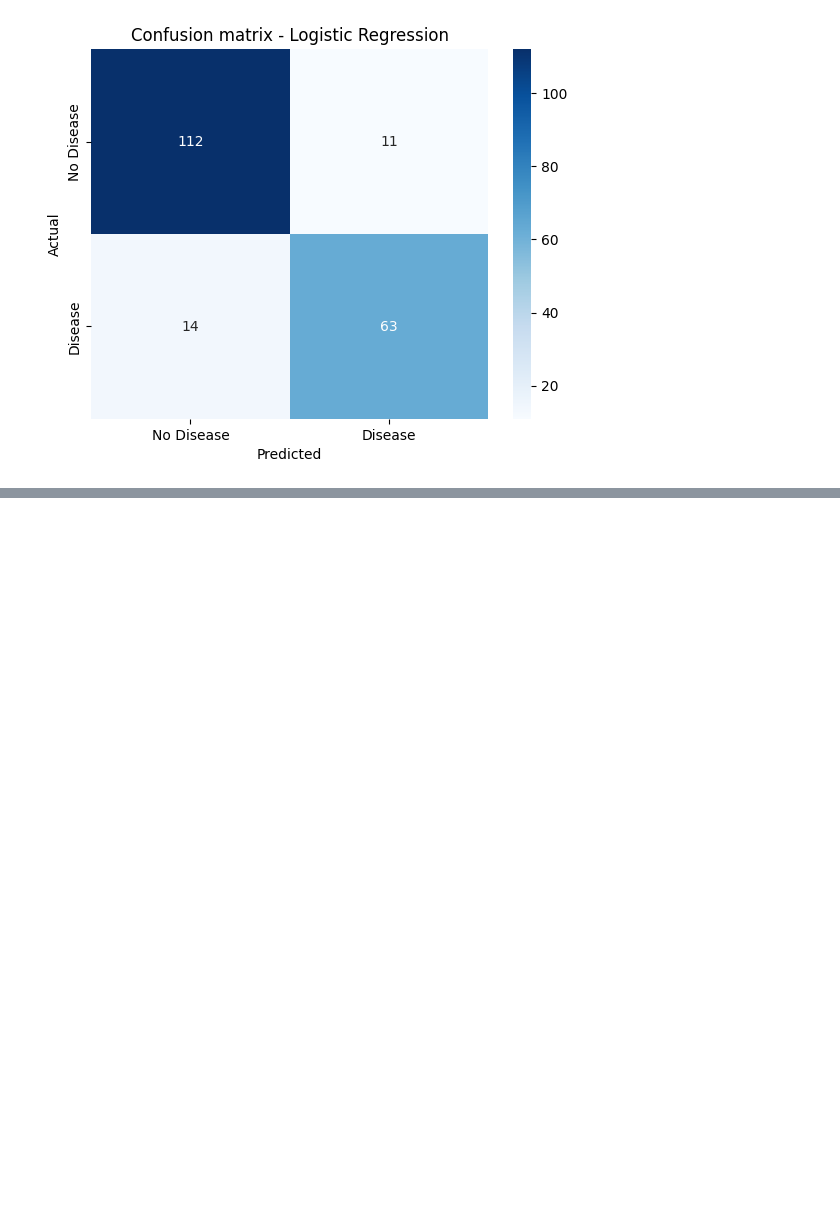
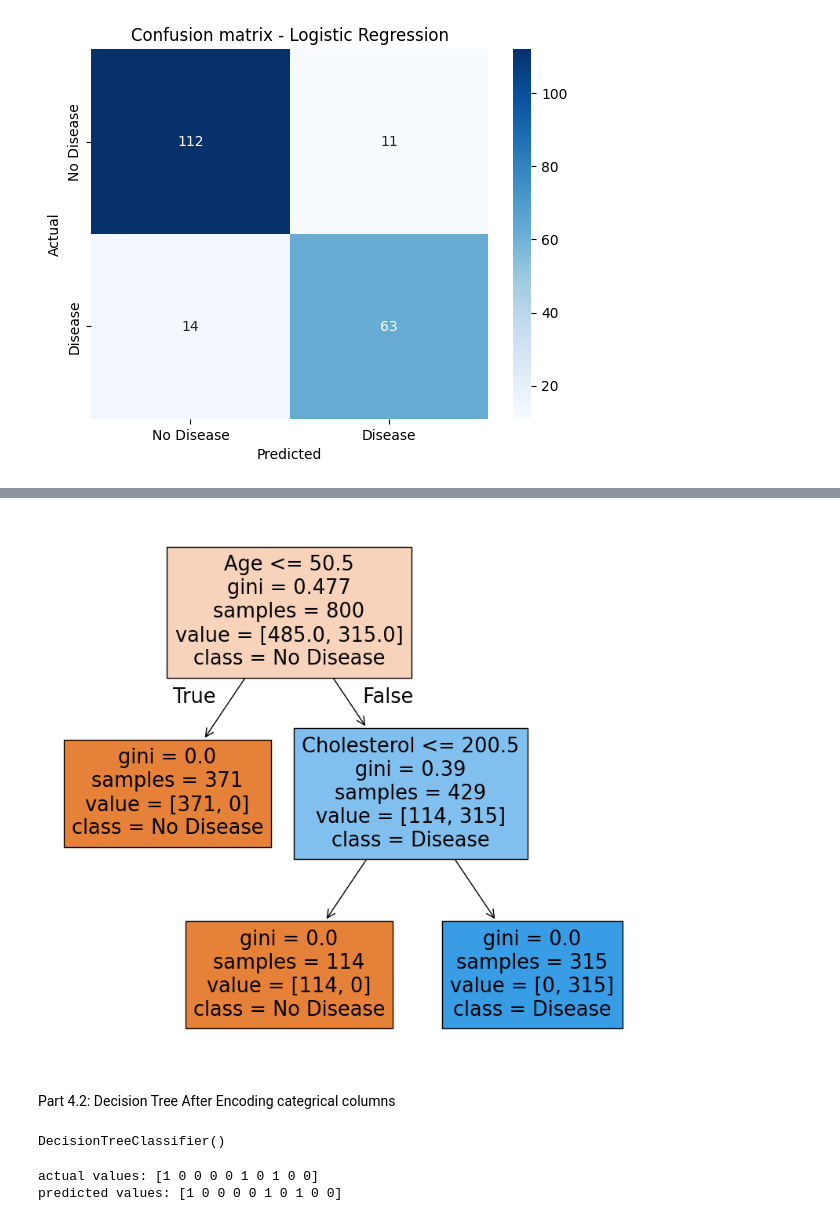
Before and after one commit to MonamAbbasi/Heart-Disease-Prediction-Project, a Jupyter notebook: heart_disease_project/heart_disease.ipynb, the cells around one changed output, grey strips where cells are left out. Saved outputs shown, nothing was run; the diff lists cells and outputs as text; code cells hidden in the pictures; blank space fills up the shorter version.

```diff
--- a/heart_disease_project/heart_disease.ipynb
+++ b/heart_disease_project/heart_disease.ipynb
@@ -384,0 +578,33 @@ plt.show()
+# %%
+from sklearn import tree
+import matplotlib.pyplot as plt
+plt.figure(figsize=(10,9))
+tree.plot_tree(dt_model,filled=True,feature_names=x_dt.columns,class_names=["No Disease","Disease"])
+plt.show()
+# %% [output]
+[figure, added]
+# %% [markdown]
+Part 4.2: Decision Tree After Encoding categrical columns
+# %%
+# Implementation of Decision Tree After Encoding
+x_dtr=df.drop('Heart Disease',axis=1)
+y_dtr=df['Heart Disease']
+from sklearn.model_selection import train_test_split
+x_train_dtr,x_test_dtr,y_train_dtr,y_test_dtr=train_test_split(x_dtr,y_dtr,test_size=0.2,random_state=2)
+# creating model object
+model_dtr=DecisionTreeClassifier()
+
+# traning model on training data
+model_dtr.fit(x_train_dtr,y_train_dtr)
+# %% [output]
+DecisionTreeClassifier()
+# %%
+# predicting values
+y_pred_dtr=model_dtr.predict(x_test_dtr)
+
+# comparing actual values and predicted values
+print("actual values:",y_test_dtr.values[:10])
+print('predicted values:',y_pred_dtr[:10])
+# %% [output]
+actual values: [1 0 0 0 0 1 0 1 0 0]
+predicted values: [1 0 0 0 0 1 0 1 0 0]
```
Also changed, not shown: parts of 52 cells of this notebook.
